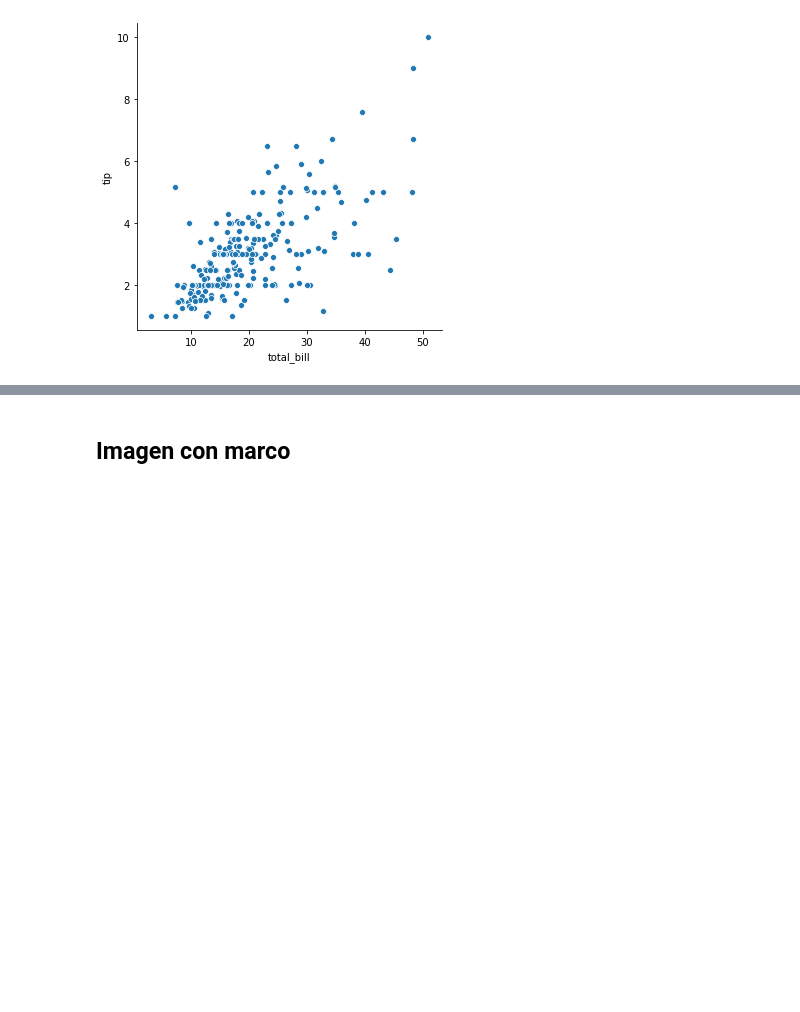
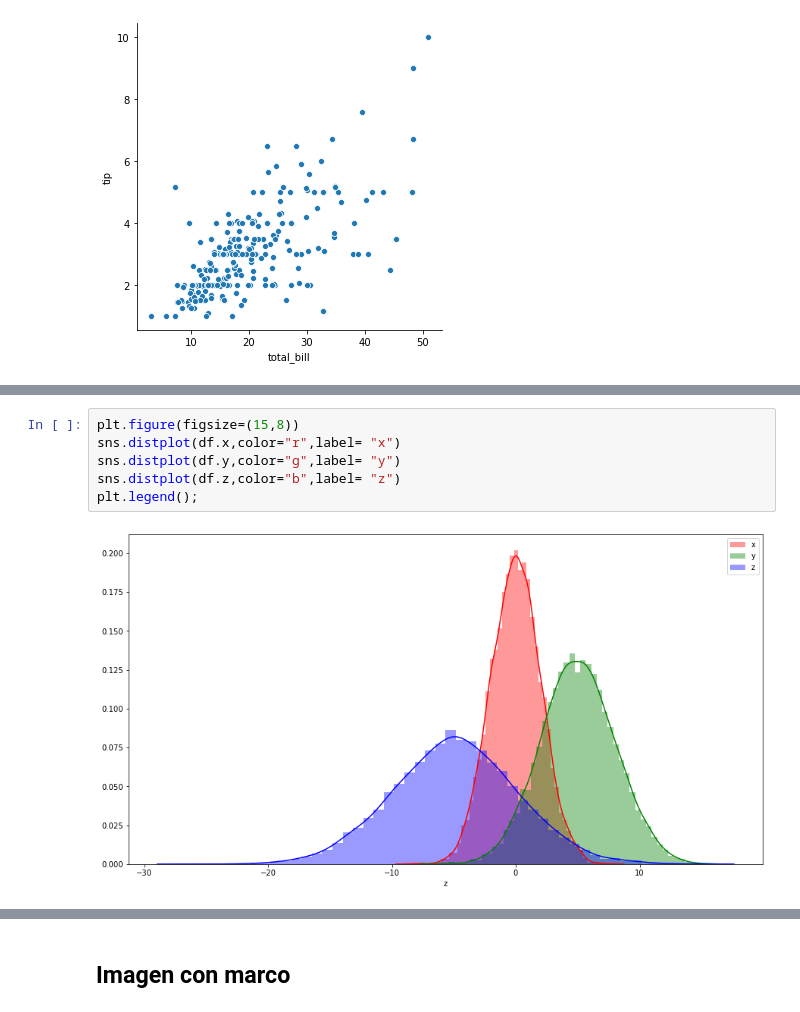
Before and after one commit to Rijaelto/Big_Rata, a Jupyter notebook: visualizacion/ejemplos_plt_sns.ipynb, the cells around one changed output, grey strips where cells are left out. Cells and saved outputs as stored; diff of their text form; blank space fills up the shorter version.

```diff
--- a/visualizacion/ejemplos_plt_sns.ipynb
+++ b/visualizacion/ejemplos_plt_sns.ipynb
@@ -71,0 +93,8 @@ sns.relplot(x = "total_bill", y = "tip", data = tips, kind = "scatter")
+# %%
+plt.figure(figsize=(15,8))
+sns.distplot(df.x,color="r",label= "x")
+sns.distplot(df.y,color="g",label= "y")
+sns.distplot(df.z,color="b",label= "z")
+plt.legend();
+# %% [output]
+[figure, added]
```
Also changed, not shown: parts of 43 cells of this notebook.
